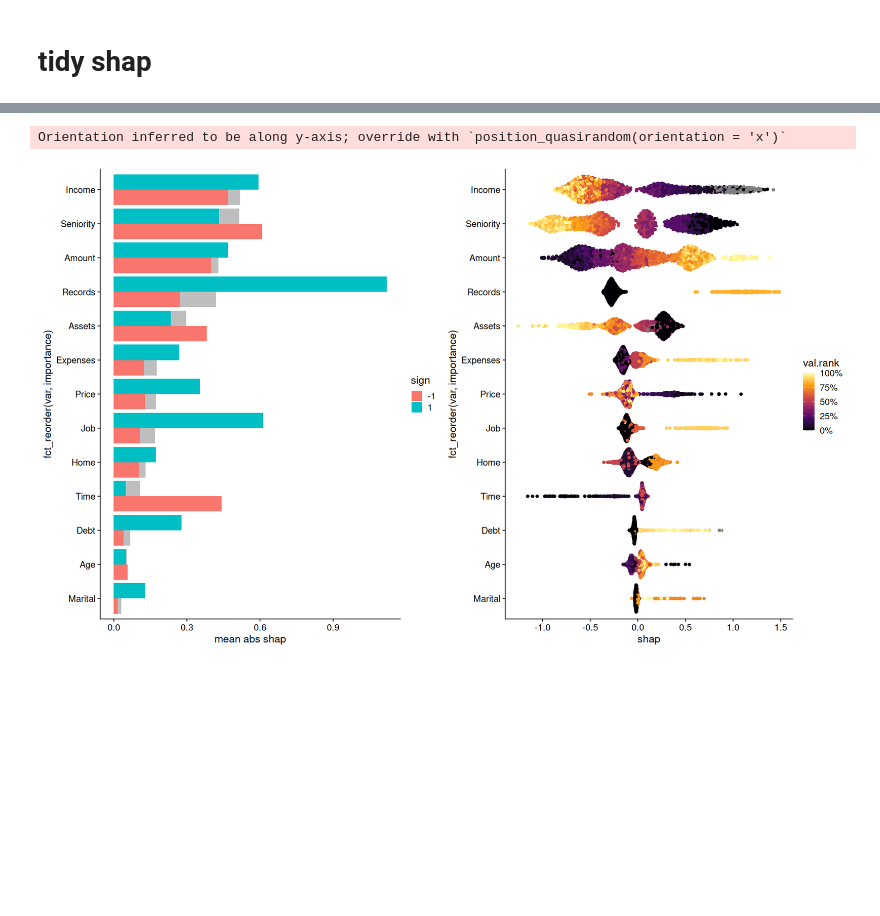
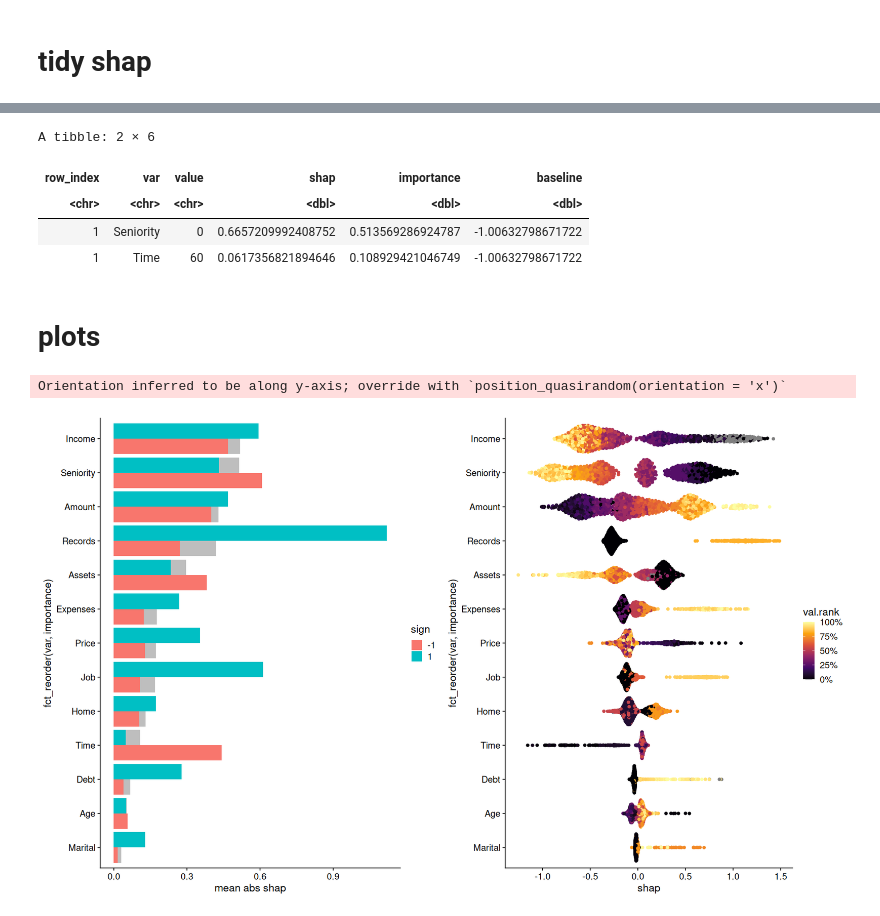
Before and after one commit to rvalieris/notebooks, a Jupyter notebook: src/methods/tidy_shap.ipynb, the cells around one changed output, grey strips where cells are left out. Drawn from its saved outputs; the diff is of its cells as text; code cells hidden in the pictures; blank space fills up the shorter version.

```diff
--- a/src/methods/tidy_shap.ipynb
+++ b/src/methods/tidy_shap.ipynb
@@ -165,2 +187,13 @@ tidy_shap <- function(shapviz.obj, include_values=FALSE, filter_values=NULL, tra
+# %%
+tidy_shap(sv, include_values = TRUE, transform_values = as.character) |>
+head(2)
+# %% [output]
+A tibble: 2 × 6
+| row_index | var | value | shap | importance | baseline |
+| <chr> | <chr> | <chr> | <dbl> | <dbl> | <dbl> |
+| 1 | Seniority | 0 | 0.6657209992408752 | 0.513569286924787 | -1.00632798671722 |
+| 1 | Time | 60 | 0.0617356821894646 | 0.108929421046749 | -1.00632798671722 |
+# %% [markdown]
+# plots
 # %%
 p1 <-
```
Also changed, not shown: parts of 12 cells of this notebook, 4 other files.
